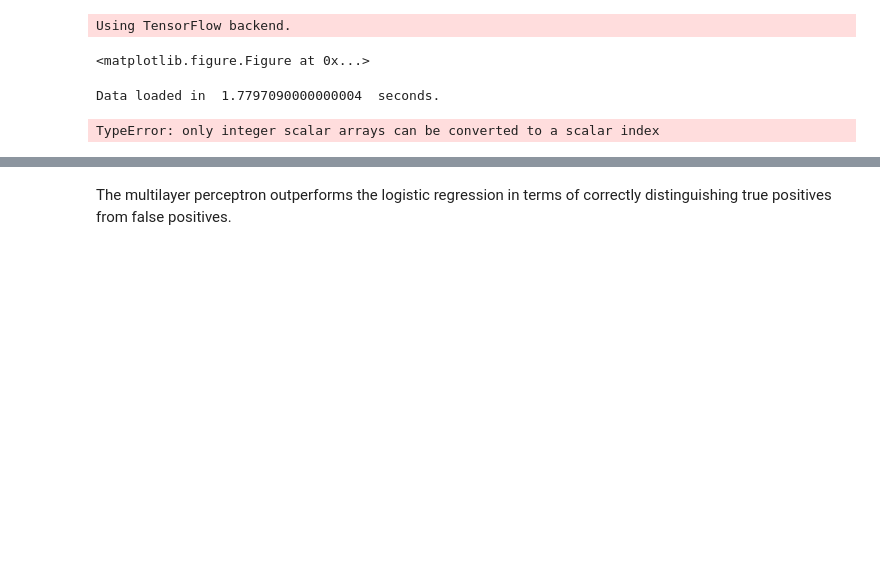
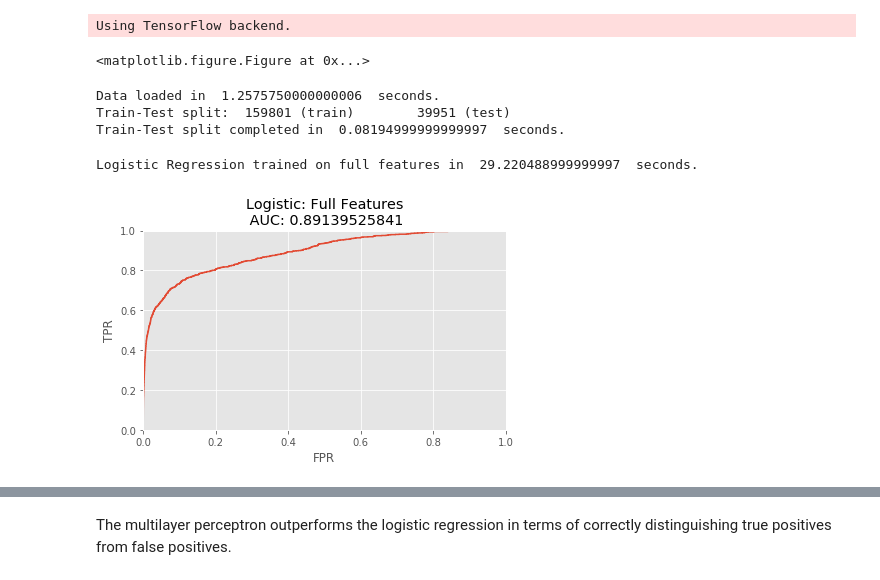
Before and after one commit to wderekjones/protein_binding, a Jupyter notebook: Classification_Dim_Reduction.ipynb, the cells around one changed output, grey strips where cells are left out. Cells and saved outputs as stored; diff of their text form; code cells hidden in the pictures; blank space fills up the shorter version.

```diff
--- a/Classification_Dim_Reduction.ipynb
+++ b/Classification_Dim_Reduction.ipynb
@@ -52,15 +54,19 @@ t2 = time.clock()
 
 
 print ("Train-Test split: ",X_train.shape[0], "(train)","\t",X_test.shape[0], "(test)")
-print("Train-Test split completed in ", (t1-t2), " seconds.")
+print("Train-Test split completed in ", (t2-t1), " seconds.")
 # %% [output]
-Data loaded in  1.7797090000000004  seconds.
+Data loaded in  1.2575750000000006  seconds.
+Train-Test split:  159801 (train)        39951 (test)
+Train-Test split completed in  0.08194999999999997  seconds.
-TypeError: only integer scalar arrays can be converted to a scalar index
 # %%
 logistic0 = LogisticRegression(random_state=random_state)
 t5 = time.clock()
 logistic0.fit(X_train, y_train)
 print ("Logistic Regression trained on full features in ", (time.clock() - t5), " seconds.")
 logistic_preds0 = logistic0.predict(X_test)
-generate_report("Logistic: Full Features", logistic0, logistic_preds0, y_test)
+generate_report("Logistic: Full Features", logistic0, X_test, y_test)
+# %% [output]
+Logistic Regression trained on full features in  29.220488999999997  seconds.
+[figure, added]
 # %%
```
Also changed, not shown: parts of 7 cells of this notebook, 3 other files.
